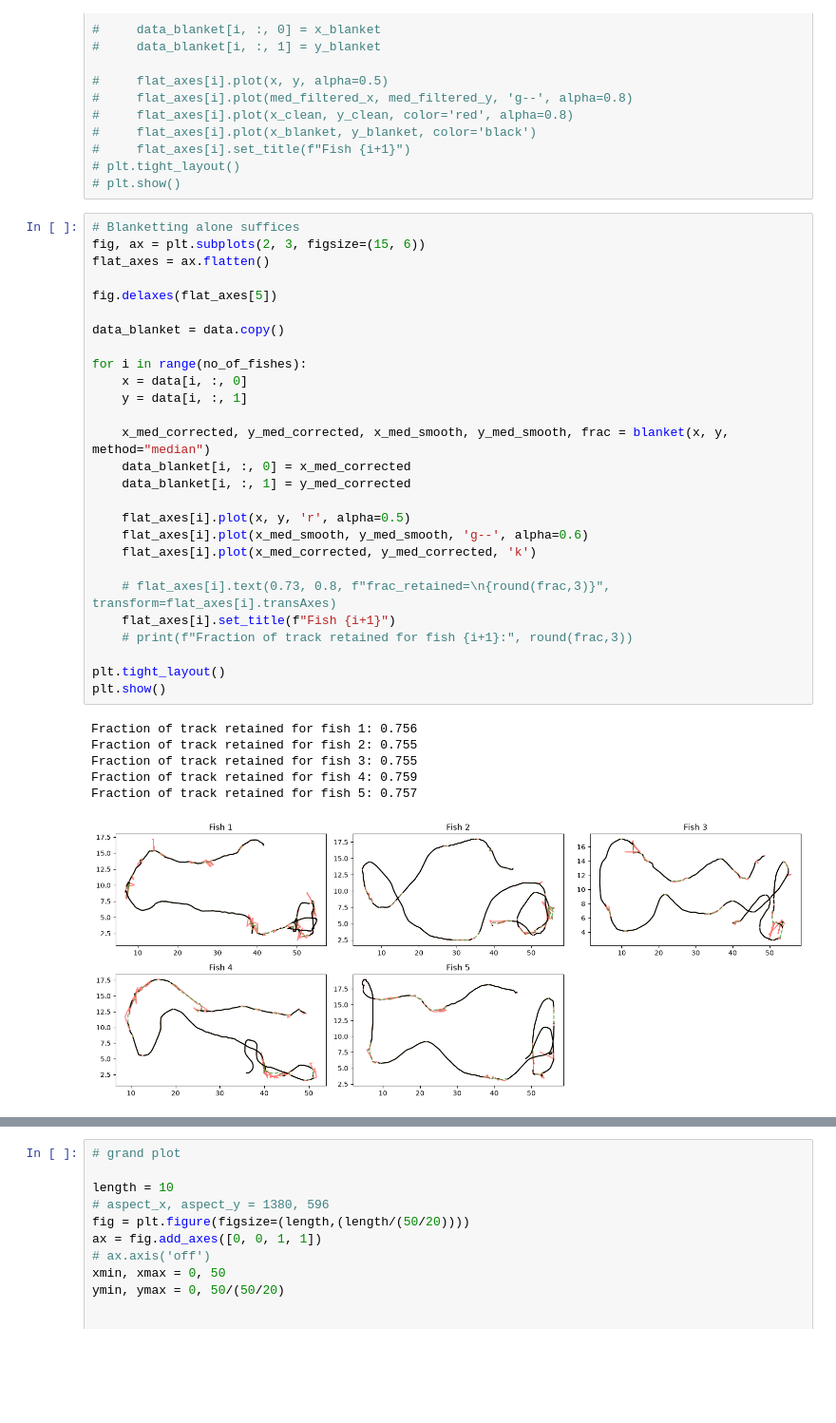
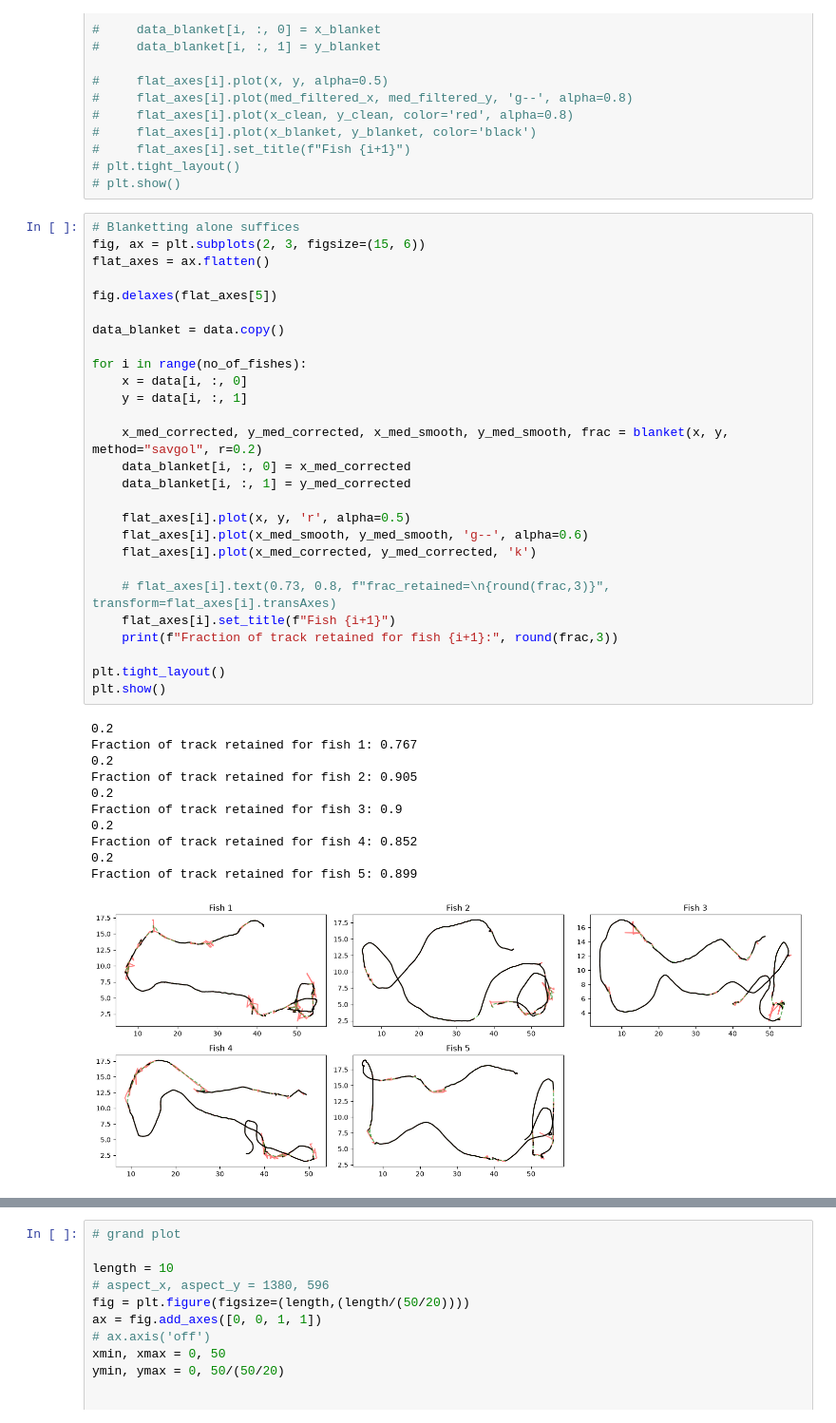
Before and after one commit to gamma1947/collective_escape_dynamics, a Jupyter notebook: relevant/final_cleaning_pipeline.ipynb, the cells around one changed output, grey strips where cells are left out. Shown at 95% size. Saved outputs shown, nothing was run; the diff lists cells and outputs as text; blank space fills up the shorter version.

```diff
--- a/relevant/final_cleaning_pipeline.ipynb
+++ b/relevant/final_cleaning_pipeline.ipynb
@@ -159,37 +159,42 @@ plt.show()
 # %%
 # Blanketting alone suffices
 fig, ax = plt.subplots(2, 3, figsize=(15, 6))
 flat_axes = ax.flatten()
 
 fig.delaxes(flat_axes[5])
 
 data_blanket = data.copy()
 
 for i in range(no_of_fishes):
     x = data[i, :, 0]
     y = data[i, :, 1]
 
-    x_med_corrected, y_med_corrected, x_med_smooth, y_med_smooth, frac = blanket(x, y, method="median")
+    x_med_corrected, y_med_corrected, x_med_smooth, y_med_smooth, frac = blanket(x, y, method="savgol", r=0.2)
     data_blanket[i, :, 0] = x_med_corrected
     data_blanket[i, :, 1] = y_med_corrected
 
     flat_axes[i].plot(x, y, 'r', alpha=0.5)
     flat_axes[i].plot(x_med_smooth, y_med_smooth, 'g--', alpha=0.6)
     flat_axes[i].plot(x_med_corrected, y_med_corrected, 'k')
 
     # flat_axes[i].text(0.73, 0.8, f"frac_retained=\n{round(frac,3)}", transform=flat_axes[i].transAxes)
     flat_axes[i].set_title(f"Fish {i+1}")
-    # print(f"Fraction of track retained for fish {i+1}:", round(frac,3))
+    print(f"Fraction of track retained for fish {i+1}:", round(frac,3))
 
 plt.tight_layout()
 plt.show()
 # %% [output]
-Fraction of track retained for fish 1: 0.756
-Fraction of track retained for fish 2: 0.755
-Fraction of track retained for fish 3: 0.755
-Fraction of track retained for fish 4: 0.759
-Fraction of track retained for fish 5: 0.757
+0.2
+Fraction of track retained for fish 1: 0.767
+0.2
+Fraction of track retained for fish 2: 0.905
+0.2
+Fraction of track retained for fish 3: 0.9
+0.2
+Fraction of track retained for fish 4: 0.852
+0.2
+Fraction of track retained for fish 5: 0.899
-[figure, old version]
+[figure, new version]
 # %%
 # interpolating
 fig, ax = plt.subplots(2, 3, figsize=(15, 6))
```
Also changed, not shown: parts of 17 cells of this notebook, 2 other files.
